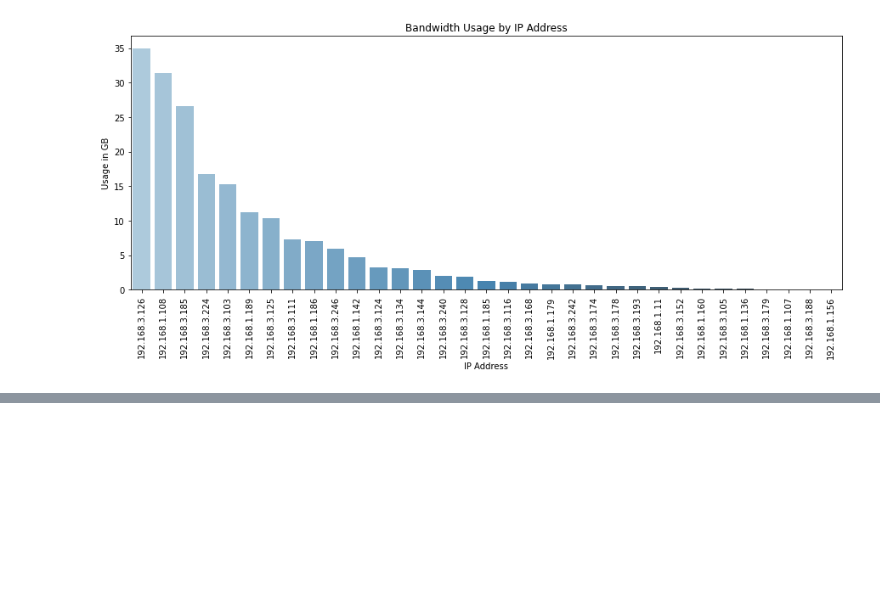
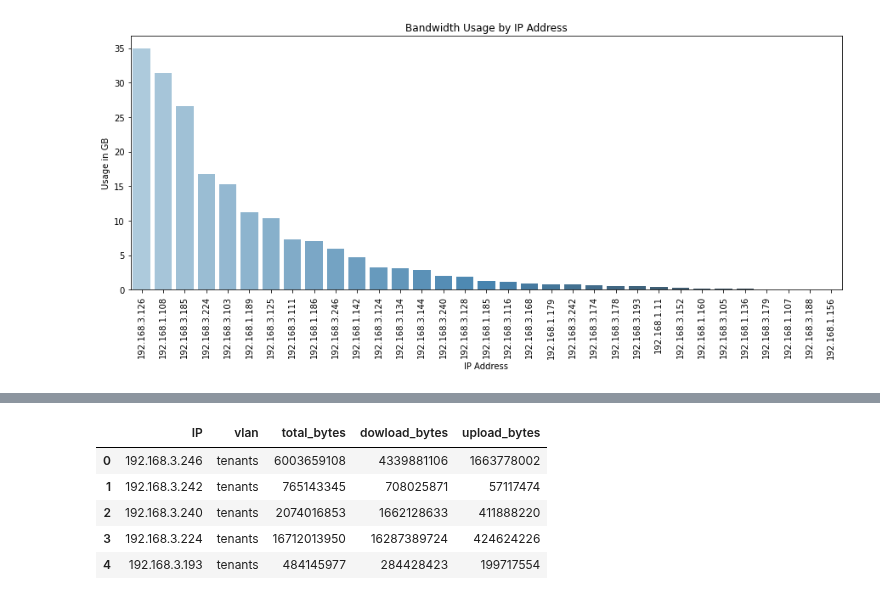
Before and after one commit to JohnnyFoulds/dsm010-2021-oct, a Jupyter notebook: coursework_02/cw02.ipynb, the cells around one changed output, grey strips where cells are left out. Saved outputs shown, nothing was run; the diff lists cells and outputs as text; code cells hidden in the pictures; blank space fills up the shorter version.

```diff
--- a/coursework_02/cw02.ipynb
+++ b/coursework_02/cw02.ipynb
@@ -764,0 +786,10 @@ plt.show()
+# %%
+# create the base users table
+df_users = df_minute_vlan \
+    .select('IP', 'vlan', 'bytes_used') \
+    .groupBy('IP', 'vlan') \
+    .sum() \
+    .withColumnRenamed('sum(bytes_used)', 'total_bytes') \
+    .sort('IP', ascending=False).toPandas()
+
+print(f'Row Count: {df_users.shape[0]:,}')
@@ -764,0 +798,12 @@ plt.show()
+# %%
+# calculate the download bytes used
+df_users_download = df_minute_vlan \
+    .select('IP', 'bytes_used') \
+    .where('direction == "download"') \
+    .groupBy('IP') \
+    .sum() \
+    .withColumnRenamed('sum(bytes_used)', 'dowload_bytes') \
+    .sort('IP', ascending=False).toPandas()
+
+df_users = df_users.merge(df_users_download, on='IP', how='left')
+df_users.head()
@@ -764,0 +817,19 @@ plt.show()
+# %%
+# calculate the upload bytes used
+df_users_upload = df_minute_vlan \
+    .select('IP', 'bytes_used') \
+    .where('direction == "upload"') \
+    .groupBy('IP') \
+    .sum() \
+    .withColumnRenamed('sum(bytes_used)', 'upload_bytes') \
+    .sort('IP', ascending=False).toPandas()
+
+df_users = df_users.merge(df_users_upload, on='IP', how='left')
+df_users.head()
+# %% [output]
+|  | IP | vlan | total_bytes | dowload_bytes | upload_bytes |
+| 0 | 192.168.3.246 | tenants | 6003659108 | 4339881106 | 1663778002 |
+| 1 | 192.168.3.242 | tenants | 765143345 | 708025871 | 57117474 |
+| 2 | 192.168.3.240 | tenants | 2074016853 | 1662128633 | 411888220 |
+| 3 | 192.168.3.224 | tenants | 16712013950 | 16287389724 | 424624226 |
+| 4 | 192.168.3.193 | tenants | 484145977 | 284428423 | 199717554 |
```
Also changed, not shown: parts of 23 cells of this notebook.
